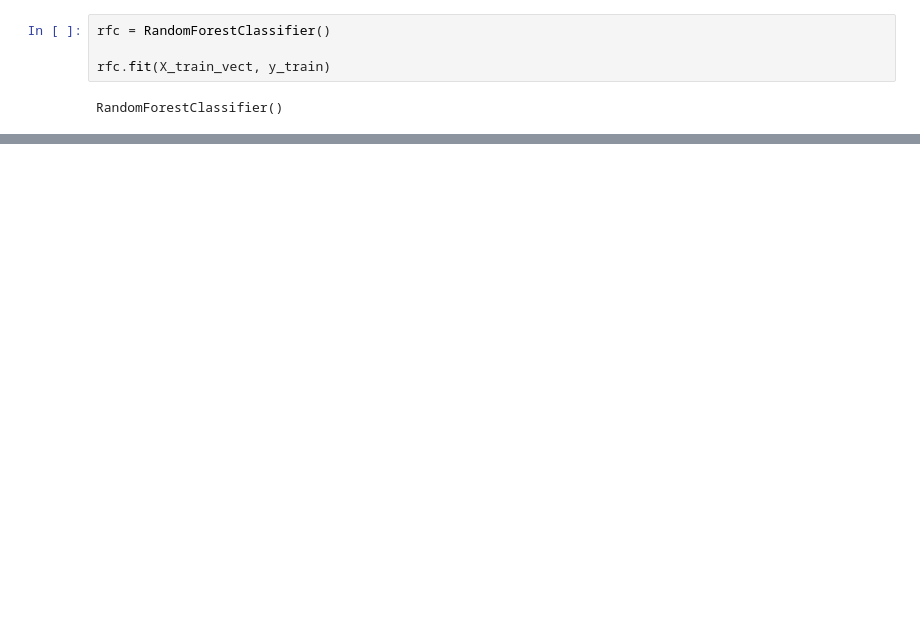
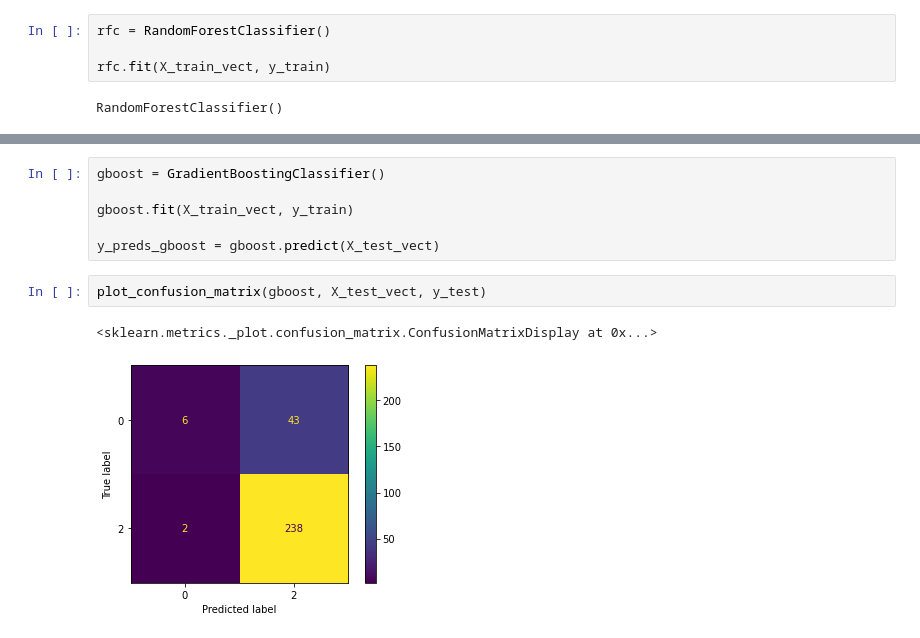
Before and after one commit to markjh2323/phase_4_project, a Jupyter notebook: crowdflower-brands-and-product-emotions/project_work/binary_models.ipynb, the cells around one changed output, grey strips where cells are left out. Drawn from its saved outputs; the diff is of its cells as text; blank space fills up the shorter version.

```diff
--- a/crowdflower-brands-and-product-emotions/project_work/binary_models.ipynb
+++ b/crowdflower-brands-and-product-emotions/project_work/binary_models.ipynb
@@ -42,0 +98,11 @@ RandomForestClassifier()
+# %%
+gboost = GradientBoostingClassifier()
+
+gboost.fit(X_train_vect, y_train)
+
+y_preds_gboost = gboost.predict(X_test_vect)
+# %%
+plot_confusion_matrix(gboost, X_test_vect, y_test)
+# %% [output]
+<sklearn.metrics._plot.confusion_matrix.ConfusionMatrixDisplay at 0x...>
+[figure, added]
```
Also changed, not shown: parts of 10 cells of this notebook, 1 other file.
